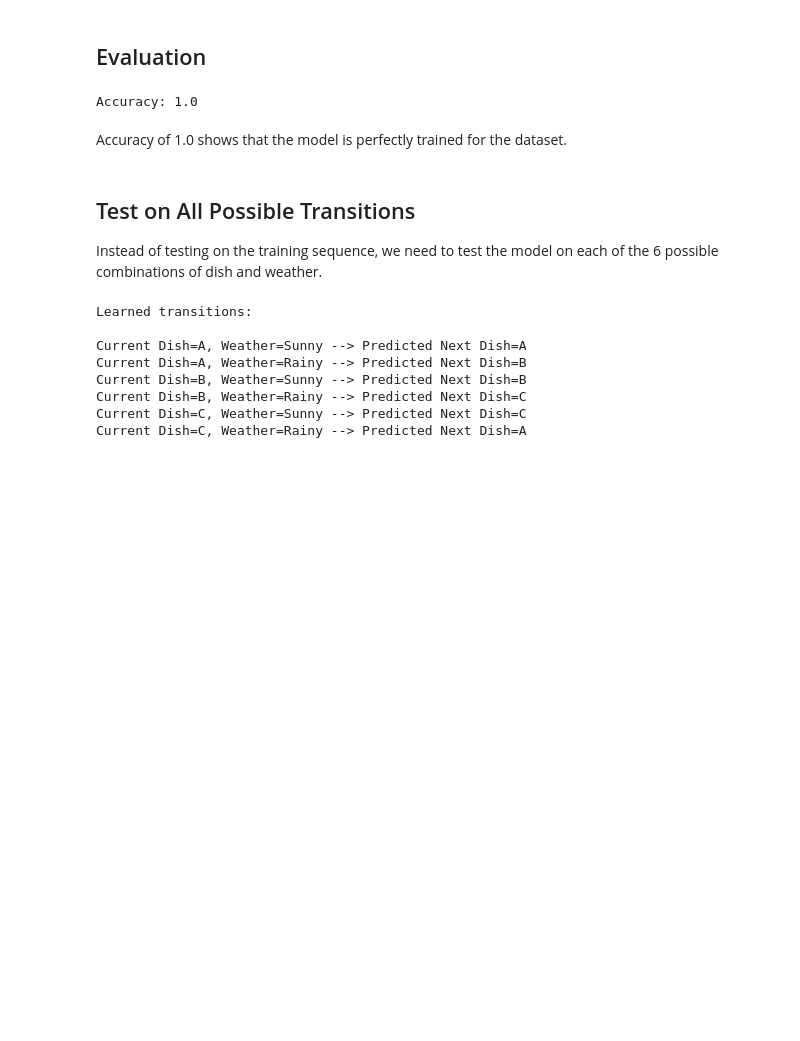
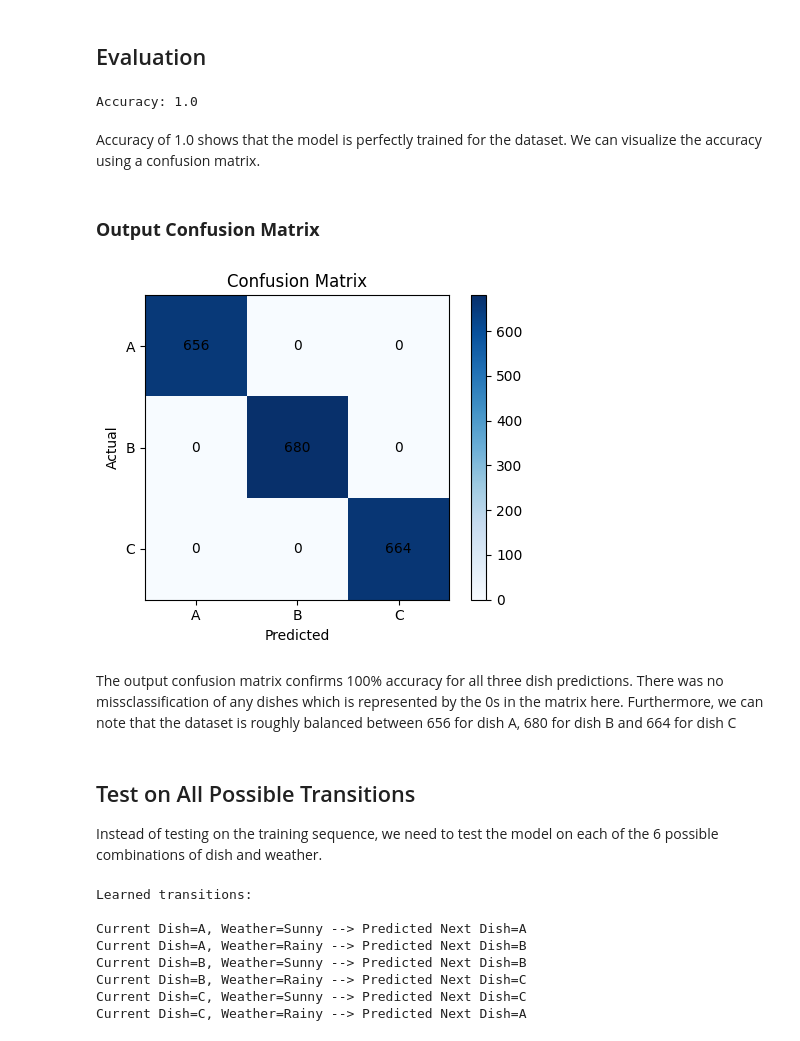
Before and after one commit to Avhijan/AI, a Jupyter notebook: 7_Recurrent_Neural_Networks/rnn.ipynb, the cells around one changed output. Saved outputs shown, nothing was run; the diff lists cells and outputs as text; code cells hidden in the pictures; blank space fills up the shorter version.

```diff
--- a/7_Recurrent_Neural_Networks/rnn.ipynb
+++ b/7_Recurrent_Neural_Networks/rnn.ipynb
@@ -283,7 +303,39 @@ print("\nAccuracy:", accuracy)
 # %% [output]
 Accuracy: 1.0
 # %% [markdown]
-Accuracy of 1.0 shows that the model is perfectly trained for the dataset.
+Accuracy of 1.0 shows that the model is perfectly trained for the dataset. We can visualize the accuracy using a confusion matrix.
+# %% [markdown]
+### **Output Confusion Matrix**
+# %%
+import matplotlib.pyplot as plt
+import numpy as np
+with torch.no_grad():
+    logits = model(X)
+    preds = logits.argmax(dim=-1).squeeze().numpy()
+
+y_true = y.squeeze().numpy()
+
+cm = np.zeros((3, 3), dtype=int)
+for t, p in zip(y_true, preds):
+    cm[t][p] += 1
+
+plt.figure(figsize=(5, 4))
+plt.imshow(cm, cmap="Blues")
+plt.colorbar()
+plt.xticks([0,1,2], ['A','B','C'])
+plt.yticks([0,1,2], ['A','B','C'])
+plt.xlabel("Predicted")
+plt.ylabel("Actual")
+plt.title("Confusion Matrix")
+for i in range(3):
+    for j in range(3):
+        plt.text(j, i, cm[i][j], ha='center', va='center')
+plt.tight_layout()
+plt.show()
+# %% [output]
+[figure, added]
+# %% [markdown]
+The output confusion matrix confirms 100% accuracy for all three dish predictions. There was no missclassification of any dishes which is represented by the 0s in the matrix here. Furthermore, we can note that the dataset is roughly balanced between 656 for dish A, 680 for dish B and 664 for dish C
 # %% [markdown]
 ## Test on All Possible Transitions
 
```
Also changed, not shown: parts of 8 cells of this notebook.
